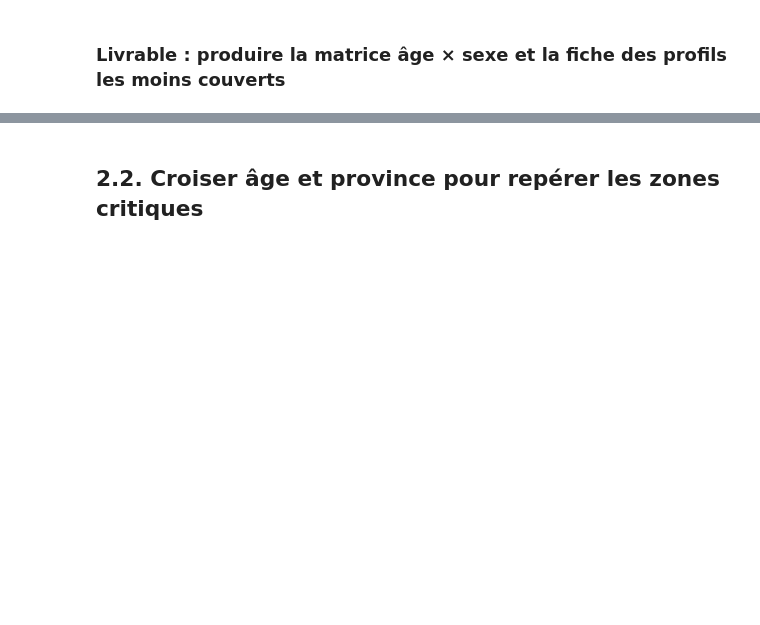
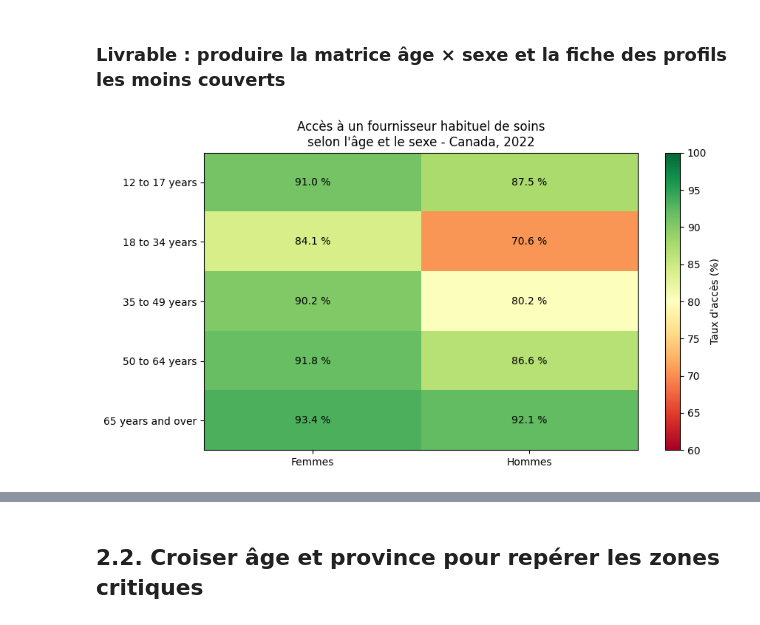
Before and after one commit to abdn-fz/canada-healthcare-access-analysis, a Jupyter notebook: notebooks/eda_healthcare_access.ipynb, the cells around one changed output, grey strips where cells are left out. Drawn from its saved outputs; the diff is of its cells as text; code cells hidden in the pictures; blank space fills up the shorter version.

```diff
--- a/notebooks/eda_healthcare_access.ipynb
+++ b/notebooks/eda_healthcare_access.ipynb
@@ -1172,2 +1317,53 @@ plt.show()
 # %% [markdown]
 ### Livrable : produire la matrice âge × sexe et la fiche des profils les moins couverts
+# %%
+
+# Matrice âge x sexe pour 2022
+
+matrice_age_sexe = comparaison_age_sexe[
+    ["Females", "Males"]
+]
+
+fig, ax = plt.subplots(figsize=(9, 5))
+
+im = ax.imshow(
+    matrice_age_sexe.values,
+    cmap="RdYlGn",
+    aspect="auto",
+    vmin=60,
+    vmax=100
+)
+
+ax.set_xticks([0, 1])
+ax.set_xticklabels(["Femmes", "Hommes"])
+
+ax.set_yticks(range(len(GROUPES_AGE_DEMO)))
+ax.set_yticklabels(GROUPES_AGE_DEMO)
+
+# Afficher les taux sur la carte
+for i in range(len(GROUPES_AGE_DEMO)):
+    for j in range(2):
+        valeur = matrice_age_sexe.iloc[i, j]
+        ax.text(
+            j, i, f"{valeur:.1f} %",
+            ha="center", va="center"
+        )
+
+plt.colorbar(im, ax=ax, label="Taux d'accès (%)")
+
+ax.set_title(
+    "Accès à un fournisseur habituel de soins\n"
+    "selon l'âge et le sexe - Canada, 2022"
+)
+
+plt.tight_layout()
+
+plt.savefig(
+    DOSSIER_DEMO / "matrice_age_sexe_2022.png",
+    dpi=200,
+    bbox_inches="tight"
+)
+
+plt.show()
+# %% [output]
+[figure, added]
```
Also changed, not shown: parts of 19 cells of this notebook.
